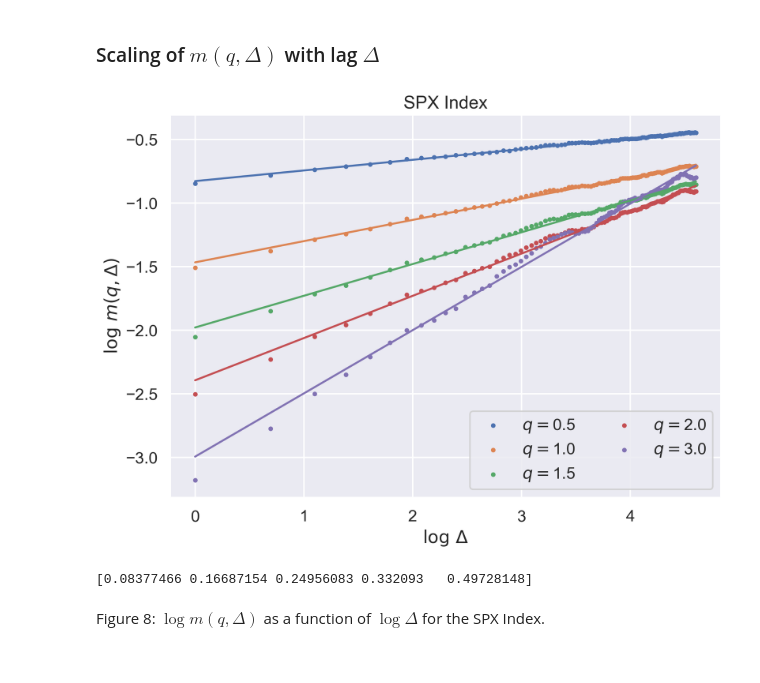
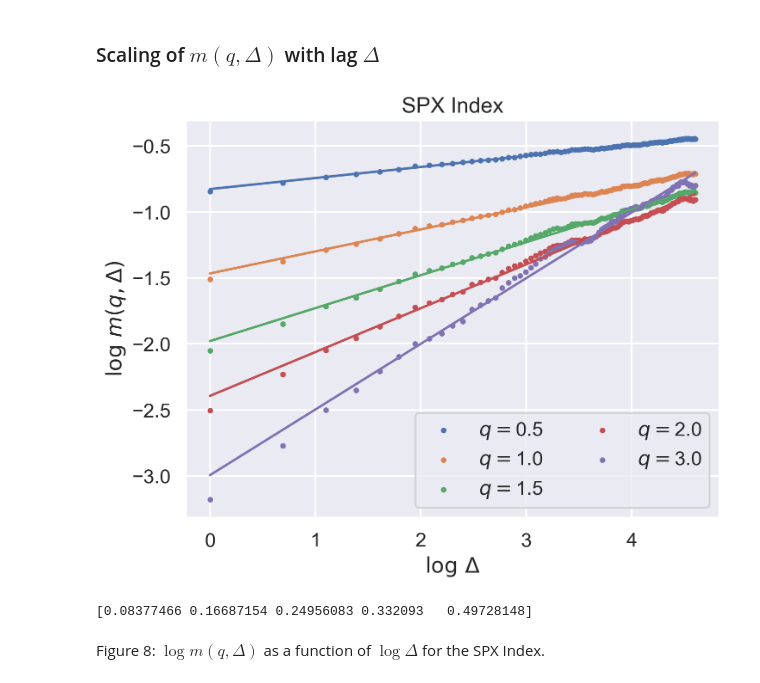
Before and after one commit to fbourgey/RoughVolatilityWorkshop, a Jupyter notebook: QM2024_1_Econometrics.ipynb, the cells around one changed output. Saved outputs shown, nothing was run; the diff lists cells and outputs as text; code cells hidden in the pictures.

```diff
--- a/QM2024_1_Econometrics.ipynb
+++ b/QM2024_1_Econometrics.ipynb
@@ -227,2 +232,8 @@ print(list_tickers)
+# %%
+df_spx = df[df["ticker"] == ".SPX"].reset_index(drop=True)
+spx_realized_var = df_spx["rv"].to_numpy()
+spx_realized_vol = spx_realized_var**0.5
+
+df_stoxx = df[df["ticker"] == ".STOXX50E"].reset_index(drop=True)
 # %% [markdown]
 Let us plot SPX realized variance.
@@ -284,28 +289,29 @@ lags = np.arange(1, 101, dtype=int)
 q_vec = np.array([0.5, 1, 1.5, 2, 3])
 zeta_q = np.zeros(5)
 # %%
-fig, ax = plt.subplots(figsize=(10, 7))
+fig, ax = plt.subplots()
 zeta_q = np.zeros(5)
 
 for i, q in enumerate(q_vec):
-    y = np.log(utils.m_q_moment_diff_logvol(sig=spx_realized_vol, q=q, lag=lags))
-    x = np.log(lags)
+    m_q = utils.m_q_moment_diff_logvol(sig=spx_realized_vol, q=q, lag=lags)
+    log_m_q = np.log(m_q)
+    log_lags = np.log(lags)
 
-    ax.scatter(x, y, s=10, label=f"$q =${q:.1f}")
+    ax.scatter(log_lags, log_m_q, s=10, label=f"$q =${q:.1f}")
     # linear regression
-    alpha, beta = utils.linreg(x, y)
-    ax.plot(x, alpha + beta * x, linewidth=2)
+    alpha, beta = utils.linreg(log_lags, log_m_q)
+    ax.plot(log_lags, alpha + beta * log_lags, linewidth=2)
     zeta_q[i] = beta
 
 ax.set_xlabel(r"$\log\, \Delta$")
 ax.set_ylabel(r"$\log\, m(q, \Delta)$")
 ax.legend(loc="lower right", ncol=2)
 ax.set_title("SPX Index")
 plt.show()
 
 print(zeta_q)
 # %% [output]
-[figure, old version]
+[figure, new version]
 [0.08377466 0.16687154 0.24956083 0.332093   0.49728148]
 # %% [markdown]
 Figure 8: $\log m(q,\Delta)$ as a function of $\log \Delta$ for the SPX Index.
```
Also changed, not shown: parts of 37 cells of this notebook, 1 other file.
